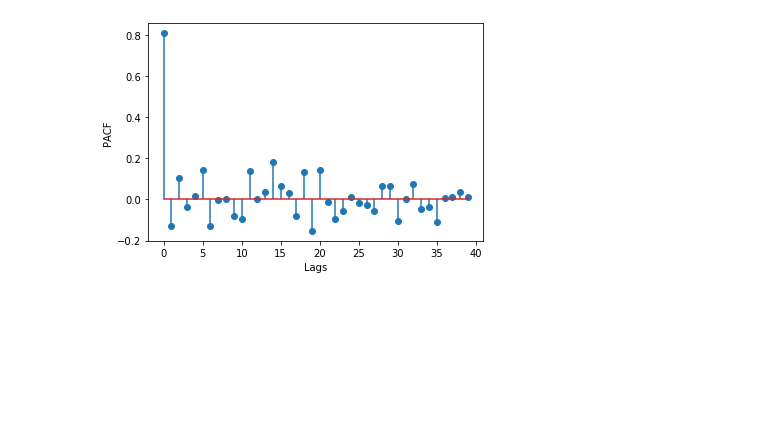
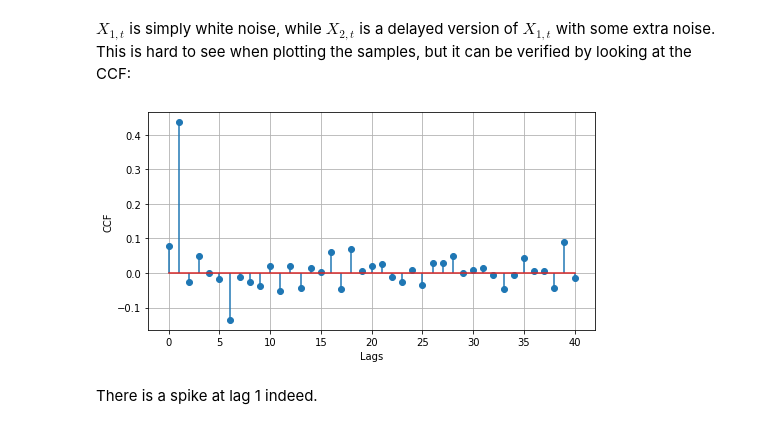
Before and after one commit to philgzl/tundraden, a Jupyter notebook: tsa.ipynb, the cells around one changed output. Saved outputs shown, nothing was run; the diff lists cells and outputs as text; code cells hidden in the pictures; blank space fills up the shorter version.

```diff
--- a/tsa.ipynb
+++ b/tsa.ipynb
@@ -49,0 +193,17 @@ plt.show()
+# %%
+ar = [
+    np.identity(2),
+]
+ma = [
+    np.identity(2),
+    np.array([
+        [0, 1],
+        [1, 0],
+    ]),
+]
+n = 500
+X = td.tsa.generate_varma_samples(ar, ma, n)
+plt.figure(figsize=(16,4))
+plt.plot(X)
+plt.grid()
+plt.show()
@@ -50,6 +212,11 @@ plt.show()
+# %% [markdown]
+$X_{1,t}$ is simply white noise, while $X_{2,t}$ is a delayed version of $X_{1,t}$ with some extra noise. This is hard to see when plotting the samples, but it can be verified by looking at the CCF:
 # %%
-plt.figure()
-td.display.pacf(x)
+plt.figure(figsize=(8,4))
+td.display.ccf(X[:,0], X[:,1])
+plt.grid()
 plt.show()
 # %% [output]
-[figure, old version]
+[figure, new version]
+# %% [markdown]
+There is a spike at lag 1 indeed.
```
Also changed, not shown: parts of 26 cells of this notebook.
